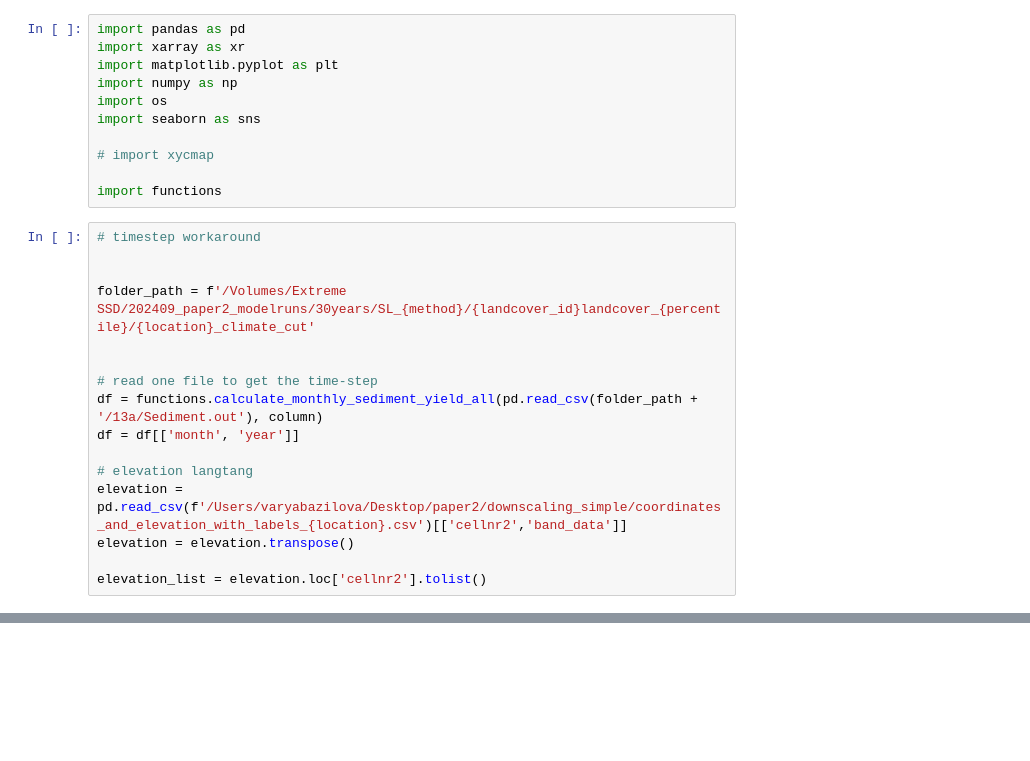
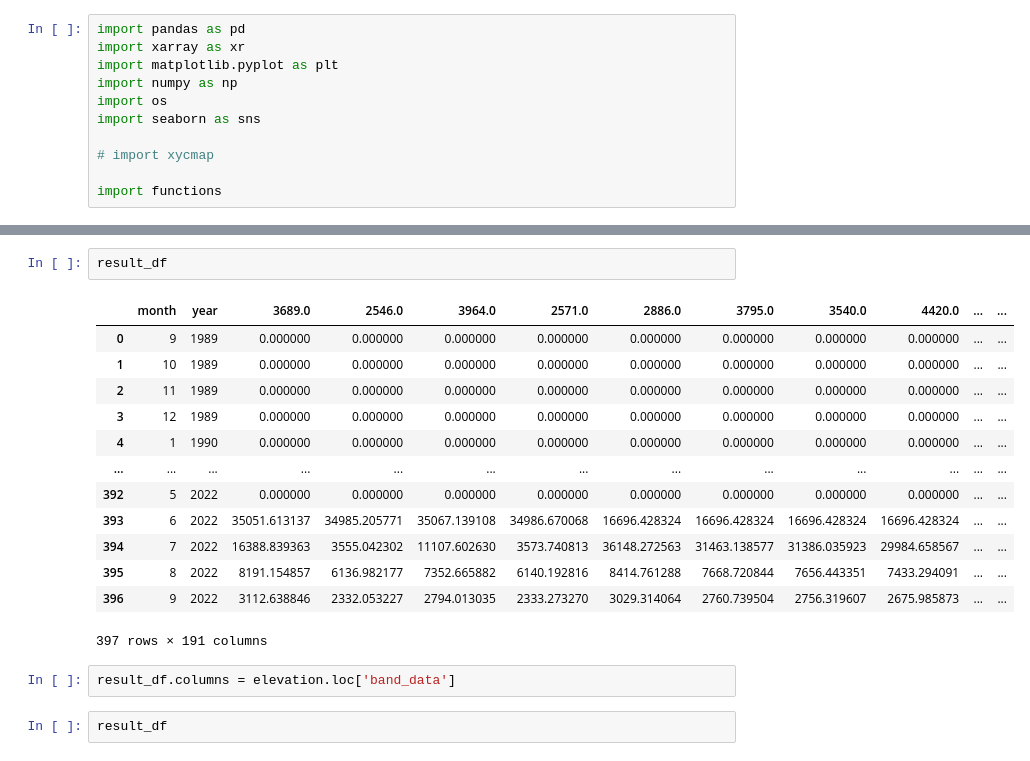
Before and after one commit to varyabazilova/sedcas_sediments_hma, a Jupyter notebook: 202406_modelruns/count_sed_volumes_monthly.ipynb, the cells around one changed output, grey strips where cells are left out. Saved outputs shown, nothing was run; the diff lists cells and outputs as text; blank space fills up the shorter version.

```diff
--- a/202406_modelruns/count_sed_volumes_monthly.ipynb
+++ b/202406_modelruns/count_sed_volumes_monthly.ipynb
@@ -9,19 +9,3 @@ import seaborn as sns
 # import xycmap
 
 import functions
-# %%
-# timestep workaround
-
-
-folder_path = f'/Volumes/Extreme SSD/202409_paper2_modelruns/30years/SL_{method}/{landcover_id}landcover_{percentile}/{location}_climate_cut'
-
-
-# read one file to get the time-step
-df = functions.calculate_monthly_sediment_yield_all(pd.read_csv(folder_path + '/13a/Sediment.out'), column)
-df = df[['month', 'year']]
-
-# elevation langtang
-elevation = pd.read_csv(f'/Users/varyabazilova/Desktop/paper2/downscaling_simple/coordinates_and_elevation_with_labels_{location}.csv')[['cellnr2','band_data']]
-elevation = elevation.transpose()
-
-elevation_list = elevation.loc['cellnr2'].tolist()
@@ -36,3 +108,23 @@ KeyError: 'band_data'
+# %%
+result_df
+# %% [output]
+|  | month | year | 3689.0 | 2546.0 | 3964.0 | 2571.0 | 2886.0 | 3795.0 | 3540.0 | 4420.0 | ... | ... |
+| 0 | 9 | 1989 | 0.000000 | 0.000000 | 0.000000 | 0.000000 | 0.000000 | 0.000000 | 0.000000 | 0.000000 | ... | ... |
+| 1 | 10 | 1989 | 0.000000 | 0.000000 | 0.000000 | 0.000000 | 0.000000 | 0.000000 | 0.000000 | 0.000000 | ... | ... |
+| 2 | 11 | 1989 | 0.000000 | 0.000000 | 0.000000 | 0.000000 | 0.000000 | 0.000000 | 0.000000 | 0.000000 | ... | ... |
+| 3 | 12 | 1989 | 0.000000 | 0.000000 | 0.000000 | 0.000000 | 0.000000 | 0.000000 | 0.000000 | 0.000000 | ... | ... |
+| 4 | 1 | 1990 | 0.000000 | 0.000000 | 0.000000 | 0.000000 | 0.000000 | 0.000000 | 0.000000 | 0.000000 | ... | ... |
+| ... | ... | ... | ... | ... | ... | ... | ... | ... | ... | ... | ... | ... |
+| 392 | 5 | 2022 | 0.000000 | 0.000000 | 0.000000 | 0.000000 | 0.000000 | 0.000000 | 0.000000 | 0.000000 | ... | ... |
+| 393 | 6 | 2022 | 35051.613137 | 34985.205771 | 35067.139108 | 34986.670068 | 16696.428324 | 16696.428324 | 16696.428324 | 16696.428324 | ... | ... |
+| 394 | 7 | 2022 | 16388.839363 | 3555.042302 | 11107.602630 | 3573.740813 | 36148.272563 | 31463.138577 | 31386.035923 | 29984.658567 | ... | ... |
+| 395 | 8 | 2022 | 8191.154857 | 6136.982177 | 7352.665882 | 6140.192816 | 8414.761288 | 7668.720844 | 7656.443351 | 7433.294091 | ... | ... |
+| 396 | 9 | 2022 | 3112.638846 | 2332.053227 | 2794.013035 | 2333.273270 | 3029.314064 | 2760.739504 | 2756.319607 | 2675.985873 | ... | ... |
+397 rows × 191 columns
+# %%
+result_df.columns = elevation.loc['band_data']
+# %%
+result_df
 # %%
 %%time
 
```
Also changed, not shown: parts of 5 cells of this notebook, 2 other files.
